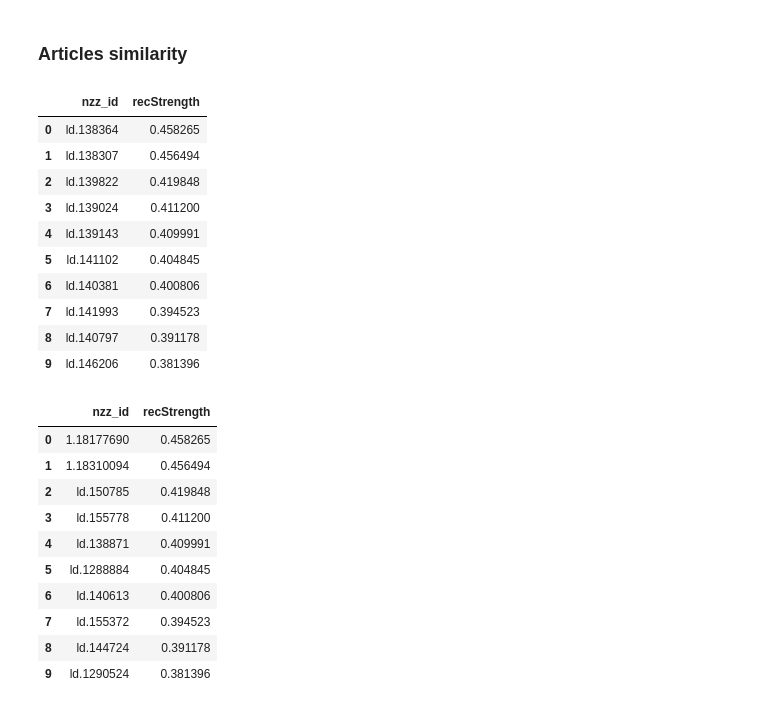
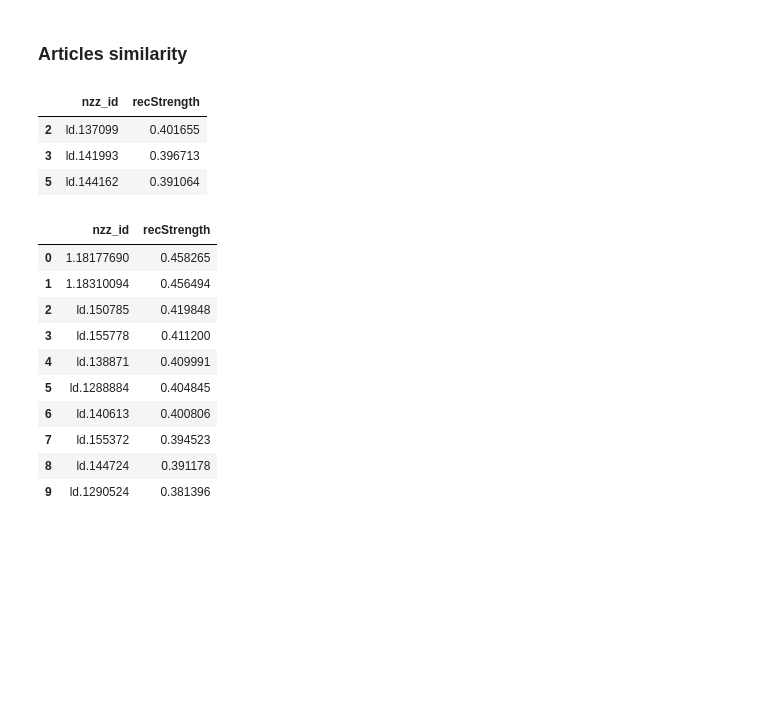
Before and after one commit to amakarewicz/RecommenderSystem, a Jupyter notebook: Agata/articles_similarity_keywords.ipynb, the cells around one changed output. Drawn from its saved outputs; the diff is of its cells as text; code cells hidden in the pictures; blank space fills up the shorter version.

```diff
--- a/Agata/articles_similarity_keywords.ipynb
+++ b/Agata/articles_similarity_keywords.ipynb
@@ -127,2 +57,2 @@ user_prof_2[411].shape
 # %%
-matrix, feat_names, user_profiles = vectorize_and_build_profiles(tfidf_vectorizer, articles['content'])
+# matrix, feat_names, user_profiles = vectorize_and_build_profiles(tfidf_vectorizer, articles['content'])
@@ -213,22 +75,18 @@ test = [fasttext_model.get_word_vector(x) for x in ["asparagus", "pidgey", "yell
 # %% [markdown]
 ### Articles similarity
 # %%
-content_based_recommender_model = ContentBasedRecommender(articles_db=articles, user_db= interactions_train, matrix= matrix, feature_names = feat_names)
+content_based_recommender_model = ContentBasedRecommender(articles_db=articles, user_db= readers, matrix= matrix)
 # model_evaluator = ModelEvaluator([5,10], filter_similar=True, vec_matrix=matrix, vec_names=feat_names, articles=articles, model=fasttext_model)
 # %%
-content_based_recommender_model.recommend(411, ignored=[], limit=10, return_list=False)
+recs_411 = content_based_recommender_model.recommend(411, ignored=True, limit=10, return_list=False)
-# %% [output]
-|  | nzz_id | recStrength |
-| 0 | ld.138364 | 0.458265 |
-| 1 | ld.138307 | 0.456494 |
-| 2 | ld.139822 | 0.419848 |
-| 3 | ld.139024 | 0.411200 |
-| 4 | ld.139143 | 0.409991 |
-| 5 | ld.141102 | 0.404845 |
-| 6 | ld.140381 | 0.400806 |
-| 7 | ld.141993 | 0.394523 |
-| 8 | ld.140797 | 0.391178 |
-| 9 | ld.146206 | 0.381396 |
+# %%
+content_based_recommender_model.filter_out_similar(recs_411, feature_names = feat_names, model=fasttext_model, article_similarity=0.3,
+                                                    keyword_similarity=0.1)
+# %% [output]
+|  | nzz_id | recStrength |
+| 2 | ld.137099 | 0.401655 |
+| 3 | ld.141993 | 0.396713 |
+| 5 | ld.144162 | 0.391064 |
 # %%
 content_based_recommender_model.recommend(411, ignored=[], limit=10, return_list=False)
 # %% [output]
```
Also changed, not shown: parts of 17 cells of this notebook, 2 other files.
